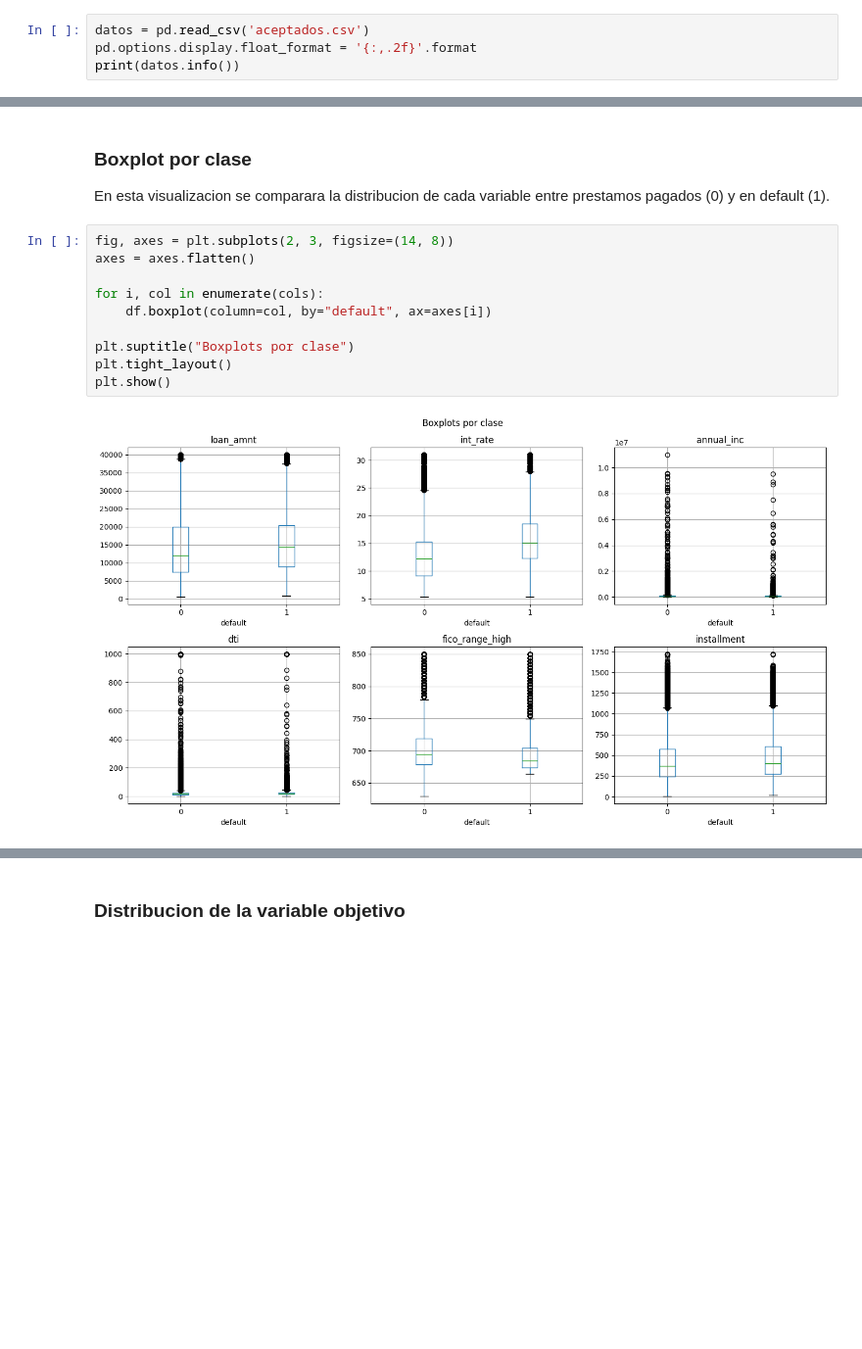
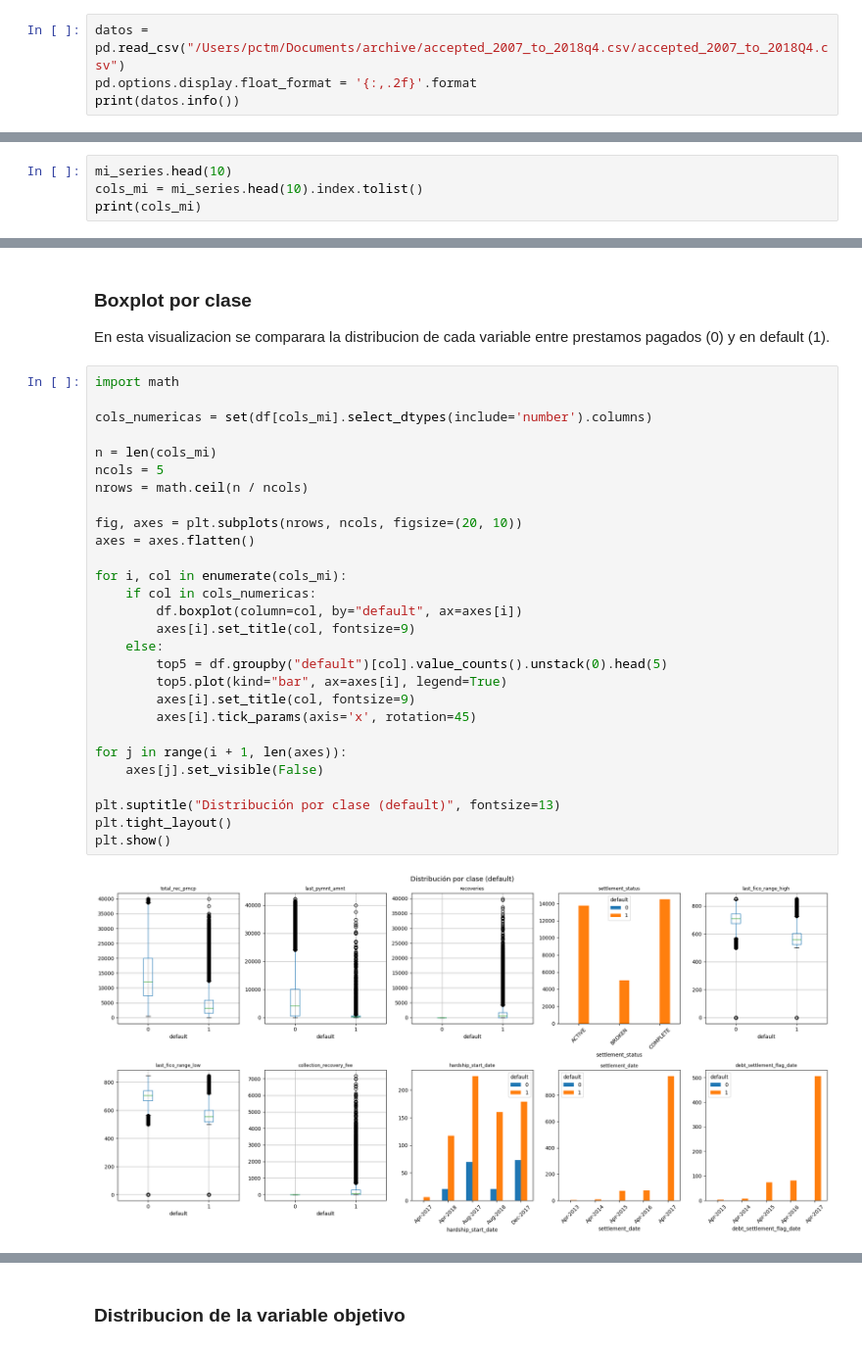
Before and after one commit to T1fff/Mini-Proyecto-Riesgo-Abandono-Universitarios, a Jupyter notebook: index.ipynb, the cells around one changed output, grey strips where cells are left out. Shown at 98% size. Cells and saved outputs as stored; diff of their text form; blank space fills up the shorter version.

```diff
--- a/index.ipynb
+++ b/index.ipynb
@@ -29,7 +34,7 @@ import time
 import warnings
 warnings.filterwarnings('ignore')
 # %%
-datos = pd.read_csv('aceptados.csv')
+datos = pd.read_csv("/Users/pctm/Documents/archive/accepted_2007_to_2018q4.csv/accepted_2007_to_2018Q4.csv")
 pd.options.display.float_format = '{:,.2f}'.format
 print(datos.info())
 # %% [output]
@@ -89,0 +132,4 @@ Se observan las primeras 5 filas del dataset con sus 151 columnas mencionadas an
+# %%
+mi_series.head(10)
+cols_mi = mi_series.head(10).index.tolist()
+print(cols_mi)
@@ -232,15 +265,33 @@ Despues de eliminar el 1% superior de valores extremos, se puede ver mejor los g
 ### Boxplot por clase
 En esta visualizacion se comparara la distribucion de cada variable entre prestamos pagados (0) y en default (1).
 # %%
-fig, axes = plt.subplots(2, 3, figsize=(14, 8))
+import math
+
+cols_numericas = set(df[cols_mi].select_dtypes(include='number').columns)
+
+n = len(cols_mi)
+ncols = 5
+nrows = math.ceil(n / ncols)
+
+fig, axes = plt.subplots(nrows, ncols, figsize=(20, 10))
 axes = axes.flatten()
 
-for i, col in enumerate(cols):
-    df.boxplot(column=col, by="default", ax=axes[i])
+for i, col in enumerate(cols_mi):
+    if col in cols_numericas:
+        df.boxplot(column=col, by="default", ax=axes[i])
+        axes[i].set_title(col, fontsize=9)
+    else:
+        top5 = df.groupby("default")[col].value_counts().unstack(0).head(5)
+        top5.plot(kind="bar", ax=axes[i], legend=True)
+        axes[i].set_title(col, fontsize=9)
+        axes[i].tick_params(axis='x', rotation=45)
 
-plt.suptitle("Boxplots por clase")
+for j in range(i + 1, len(axes)):
+    axes[j].set_visible(False)
+
+plt.suptitle("Distribución por clase (default)", fontsize=13)
 plt.tight_layout()
 plt.show()
 # %% [output]
-[figure, old version]
+[figure, new version]
 # %% [markdown]
```
Also changed, not shown: parts of 46 cells of this notebook.
